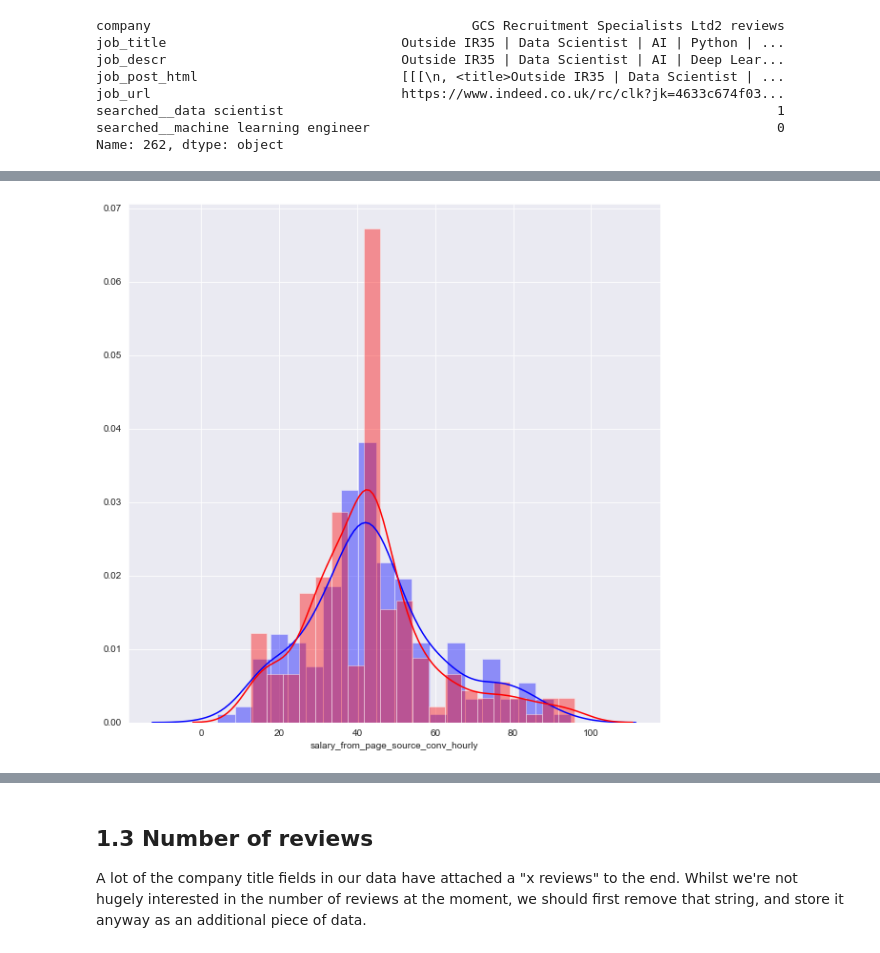
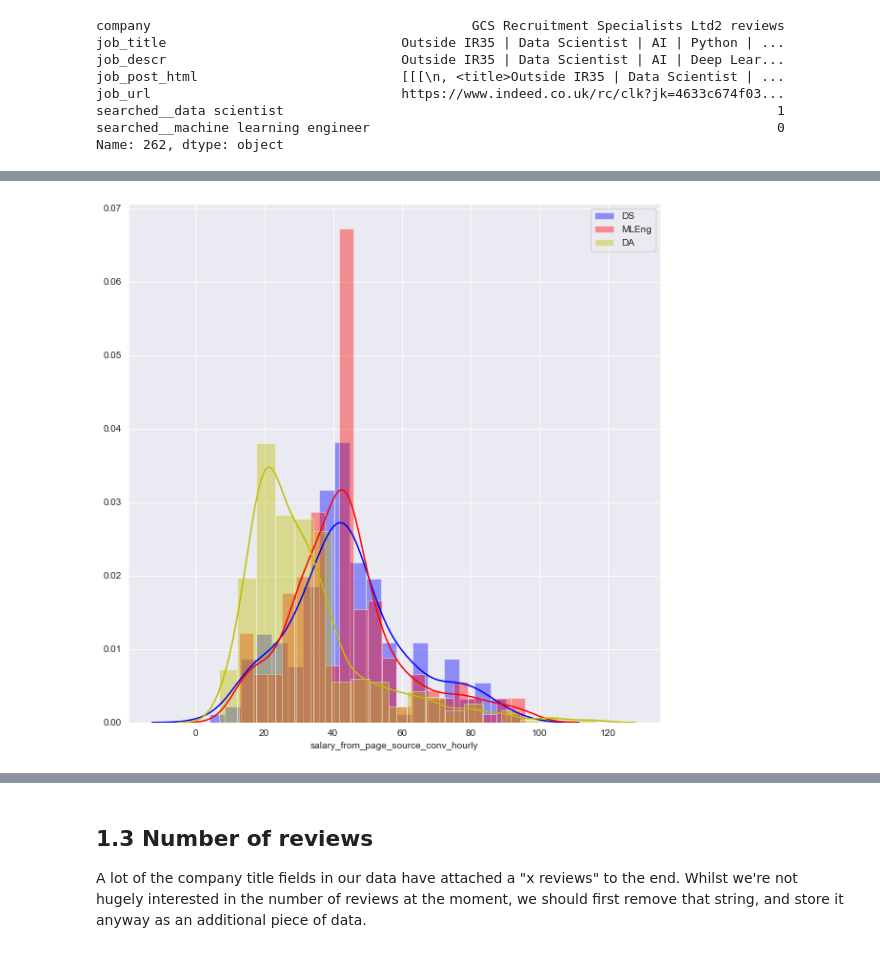
Before and after one commit to Ioana-P/MLEng_vs_DScientist_analysis, a Jupyter notebook: 4b. Data_preprocessing.ipynb, the cells around one changed output, grey strips where cells are left out. Saved outputs shown, nothing was run; the diff lists cells and outputs as text; code cells hidden in the pictures.

Commit message:
Data: retrieved analyst jobs

```diff
--- a/4b. Data_preprocessing.ipynb
+++ b/4b. Data_preprocessing.ipynb
@@ -261,4 +288,4 @@ We'll merge the data sets now, but adding a categorical column for ML engineerin
 # %%
-df = pd.concat([ds_jobs, mleng_jobs], axis=0)
+df = pd.concat([ds_jobs, mleng_jobs, da_jobs], axis=0)
 df.shape
 # %% [output]
@@ -497,5 +527,7 @@ job_url                                https://www.indeed.co.uk/rc/clk?jk=4633c6
 searched__data scientist                                                               1
 searched__machine learning engineer                                                    0
 Name: 262, dtype: object
-# %%
-merged_jobs_reset['salary_data'] = merged_jobs_reset.job_post_html.apply(get_salary)
+# %%
+# retrieving salary data from within the text and storing as a new column
+
+merged_jobs_reset['salary_data'] = merged_jobs_reset.job_post_html.apply(fn.get_salary)
@@ -517,7 +558,7 @@ Name: salary_data, Length: 1225, dtype: object
 # %%
-merged_jobs_reset['salary_from_page_source_as_stated'] = [round(x[0],2) for x in merged_jobs_reset.iloc[:,7]]
-merged_jobs_reset['salary_from_page_source_conv_hourly'] = [round(x[1],2) for x in merged_jobs_reset.iloc[:,7]]
-merged_jobs_reset['salary_from_page_source_time_period'] = [x[2] for x in merged_jobs_reset.iloc[:,7]]
+merged_jobs_reset['salary_from_page_source_as_stated'] = [round(x[0],2) for x in merged_jobs_reset.iloc[:,9]]
+merged_jobs_reset['salary_from_page_source_conv_hourly'] = [round(x[1],2) for x in merged_jobs_reset.iloc[:,9]]
+merged_jobs_reset['salary_from_page_source_time_period'] = [x[2] for x in merged_jobs_reset.iloc[:,9]]
 # %%
 merged_jobs_reset.head(10)
 # %% [output]
@@ -637,10 +707,12 @@ plt.show();
 # %%
 plt.figure(figsize=(10,10))
 sns.distplot(merged_jobs_reset.loc[merged_jobs_reset['searched__data scientist']==1].salary_from_page_source_conv_hourly, color='b', label='DS', bins=20)
-sns.distplot(merged_jobs_reset.loc[merged_jobs_reset['searched__machine learning engineer']==1].salary_from_page_source_conv_hourly, color='r', label='MLeng', bins=20)
+sns.distplot(merged_jobs_reset.loc[merged_jobs_reset['searched__machine learning engineer']==1].salary_from_page_source_conv_hourly, color='r', label='MLEng', bins=20)
+sns.distplot(merged_jobs_reset.loc[merged_jobs_reset['searched__data analyst']==1].salary_from_page_source_conv_hourly, color='y', label='DA', bins=20)
+plt.legend()
 plt.show();
 # %% [output]
-[figure, old version]
+[figure, new version]
 # %%
 plt.figure(figsize=(10,10))
 sns.distplot(merged_jobs_reset.loc[((merged_jobs_reset['searched__data scientist']==1) & (merged_jobs_reset.salary_from_page_source_time_period=='Y'))].salary_from_page_source_conv_hourly, color='b', label='DS', bins=20)
```
Also changed, not shown: parts of 35 cells of this notebook, 1 other file.
